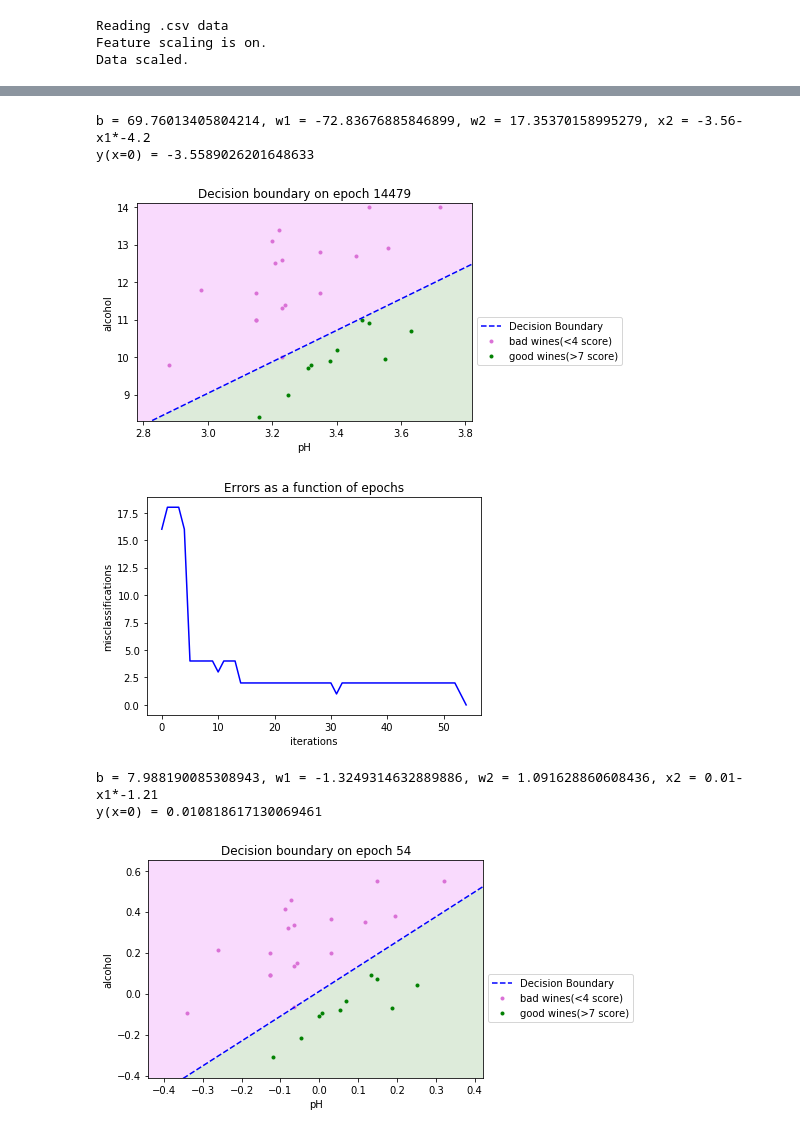
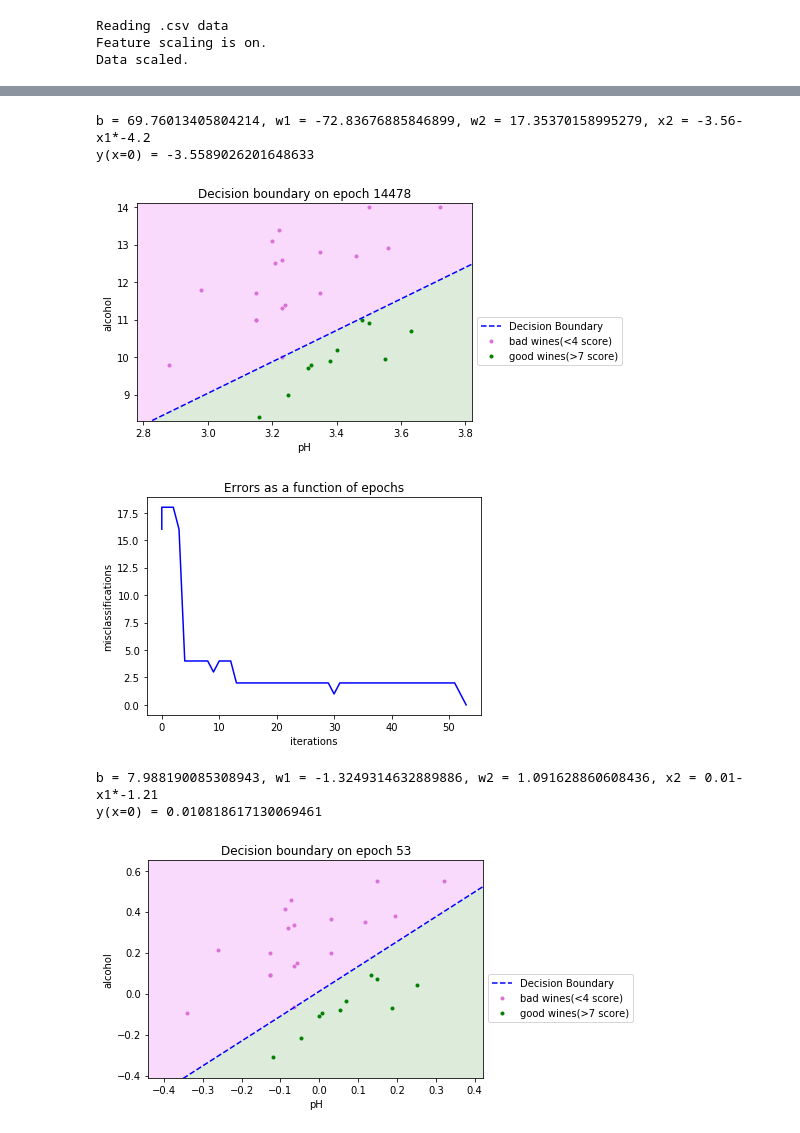
Before and after one commit to tsergien/sommelier, a Jupyter notebook: perceptron.ipynb, the cells around one changed output, grey strips where cells are left out. Drawn from its saved outputs; the diff is of its cells as text; code cells hidden in the pictures.

```diff
--- a/perceptron.ipynb
+++ b/perceptron.ipynb
@@ -77,6 +75,12 @@ Data scaled.
 import random
 random.seed(1777)
 
+
+def infinity():
+    i = 0
+    while True:
+        yield i
+        i += 1
 
 def dot(a: list, b: list) -> float:
     """
@@ -91,26 +95,12 @@ class Perceptron(object):
         self.learning_rate = learning_rate
         self.epochs = epochs
         self.res = []
-        self.current_epoch = 0
         self.threshold = threshold
         return
 
     def error(self, y: list, d: list) -> int:
         return sum(abs(d-y))
 
-    def do_step(self, x, y, d):
-        """
-        update weights for each row once
-        """
-        for row in range(len(x)):
-            y[row] = int(dot(x[row], self.w) + self.bias >= self.threshold)
-            error = d[row] - y[row]
-            for col in range(len(x[row])):
-                self.w[col] += self.learning_rate * error * x[row][col]
-            self.bias += self.learning_rate * error
-        self.current_epoch +=1
-        self.res.append([self.current_epoch, self.error(y, d), self.w, self.bias])
-        return
 
     def train(self, x: list, d: list):
         """
@@ -122,13 +112,17 @@ class Perceptron(object):
         self.w = [random.random() for i in range(len(x[0]))] # x1w1 + x2w2 + b = threshold
         self.bias = random.random()
         y = [int(random.random() > 0.5) for _ in range(len(x))]
-        self.res.append([self.current_epoch, self.error(y, d), self.w, self.bias])
-        if self.epochs > 0:
-            for _ in range(self.epochs):
-                self.do_step(x, y, d)
-        else:
-            while self.res[-1][1] > 0:
-                self.do_step(x, y, d)
+        self.res.append([0, self.error(y, d), self.w, self.bias])
+        for i in infinity() if self.epochs == 0 else range(self.epochs):
+            for row in range(len(x)):
+                y[row] = int(dot(x[row], self.w) + self.bias >= self.threshold)
+                error = d[row] - y[row]
+                for col in range(len(x[row])):
+                    self.w[col] += self.learning_rate * error * x[row][col]
+                self.bias += self.learning_rate * error
+            self.res.append([i, self.error(y, d), self.w, self.bias])
+            if self.epochs == 0 and self.res[-1][1] == 0:
+                break
         return
 
 
@@ -192,35 +186,35 @@ def plot_performance(performance, wine_data, good_thresh, bad_thresh, factors: l
 def prepare_data_and_train(wine_data: pd.DataFrame, learning_rate, \
                            factors: list, wines_threshs: list, epochs: int):
     perceptron = Perceptron(wines_threshs[1], learning_rate, epochs)
     part = wine_data[wine_data.quality.isin(wines_threshs)]
     part.index = range(len(part))
     x = part[factors].values
     d = (part['quality'] >= wines_threshs[1]).astype(int)
     perceptron.train(x, d)
-    plot_performance(perceptron.res, part, wines_threshs[1], wines_threshs[0], factors, perceptron.current_epoch)
+    plot_performance(perceptron.res, part, wines_threshs[1], wines_threshs[0], factors, perceptron.res[-1][0])
     return
 
 
 
 red_df = pd.read_csv("resources/winequality-red.csv", sep=";")
 prepare_data_and_train(red_df, 0.1, ['pH', 'alcohol'], [3, 8], 0)
 
 # feature scaling
 red_df = feature_scaling(red_df)
 prepare_data_and_train(red_df, 0.1, ['pH', 'alcohol'], [3, 8], 0)
 
 # prepare_data_and_train(red_df, 0.1, ['chlorides', 'sulphates'], [3, 8], 10000)
 # prepare_data_and_train(red_df, 0.1, ['volatile acidity', 'alcohol'], [3, 8], 10000)
 # prepare_data_and_train(red_df, 0.01, ['density', 'volatile acidity'], [3, 8], 10000)
 # prepare_data_and_train(red_df, 0.1, ['density', 'volatile acidity'], [3, 8], 10000)
 
 # V.2 end
 # %% [output]
 [figure]
 b = 69.76013405804214, w1 = -72.83676885846899, w2 = 17.35370158995279, x2 = -3.56-x1*-4.2
 y(x=0) = -3.5589026201648633
 [figure]
-[figure, old version]
+[figure, new version]
 b = 7.988190085308943, w1 = -1.3249314632889886, w2 = 1.091628860608436, x2 = 0.01-x1*-1.21
 y(x=0) = 0.010818617130069461
 [figure]
```
Also changed, not shown: parts of 3 cells of this notebook.
